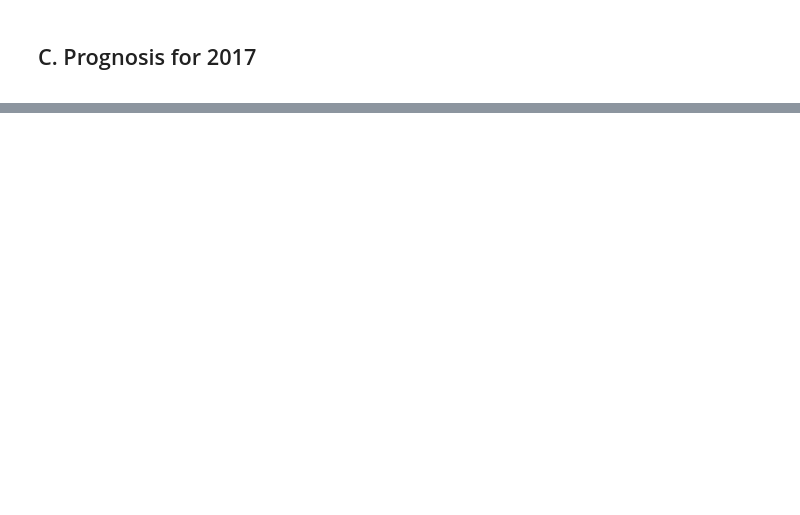
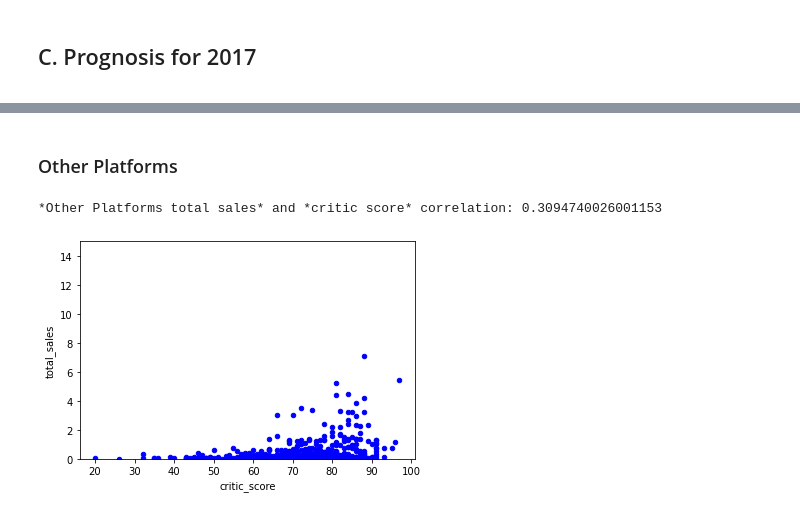
Before and after one commit to bar-benjamin/video-game-sales, a Jupyter notebook: video_game_sales.ipynb, the cells around one changed output, grey strips where cells are left out. Saved outputs shown, nothing was run; the diff lists cells and outputs as text; code cells hidden in the pictures; blank space fills up the shorter version.

```diff
--- a/video_game_sales.ipynb
+++ b/video_game_sales.ipynb
@@ -313,0 +383,11 @@ Also, we can see that it generally take 0-2 for a new platform to appear and bec
+# %% [markdown]
+### Other Platforms
+# %%
+other_platforms = prognosis[prognosis['platform'] != 'PS4']
+
+sales_by_critic_score = pd.concat([other_platforms['total_sales'], other_platforms['critic_score']], axis=1)
+sales_by_critic_score.plot.scatter(x='critic_score', y='total_sales', ylim=(0, 15), c='blue')
+print('*Other Platforms total sales* and *critic score* correlation: {}'.format(sales_by_critic_score['total_sales'].corr(sales_by_critic_score['critic_score'])))
+# %% [output]
+*Other Platforms total sales* and *critic score* correlation: 0.3094740026001153
+[figure, added]
```
Also changed, not shown: parts of 26 cells of this notebook.
